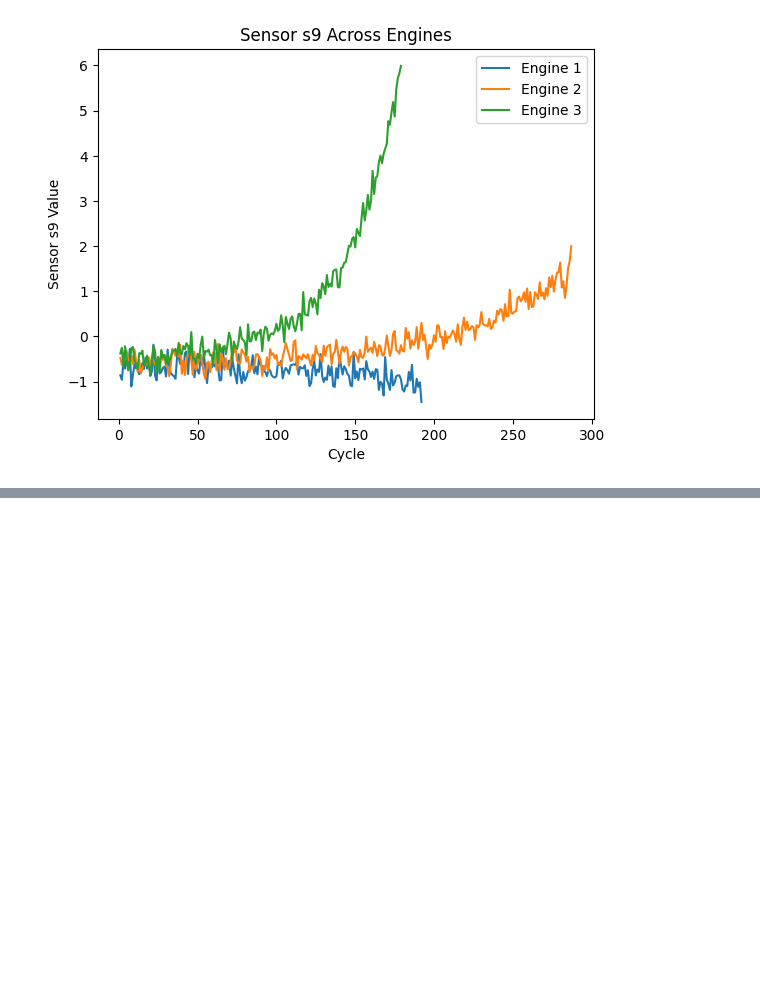
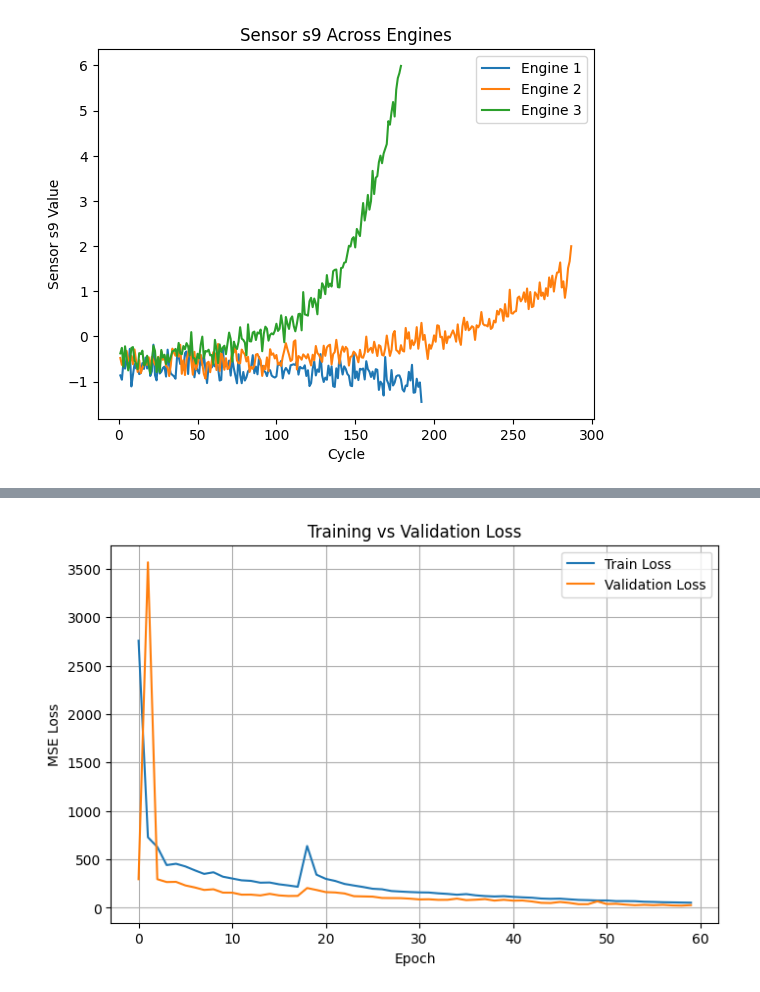
Before and after one commit to abhilashab4/gru-model, a Jupyter notebook: preprocessing.ipynb, the cells around one changed output, grey strips where cells are left out. Saved outputs shown, nothing was run; the diff lists cells and outputs as text; code cells hidden in the pictures; blank space fills up the shorter version.

```diff
--- a/preprocessing.ipynb
+++ b/preprocessing.ipynb
@@ -325,0 +603,8 @@ plt.show()
+# %%
+#df3
+
+train_single_model(
+    X_train_3, y_train_3,
+    save_path="model_ds3.pth"
+)
+# %% [output]
@@ -325,0 +628 @@ plt.show()
+[figure, added]
```
Also changed, not shown: parts of 13 cells of this notebook, 5 other files.
